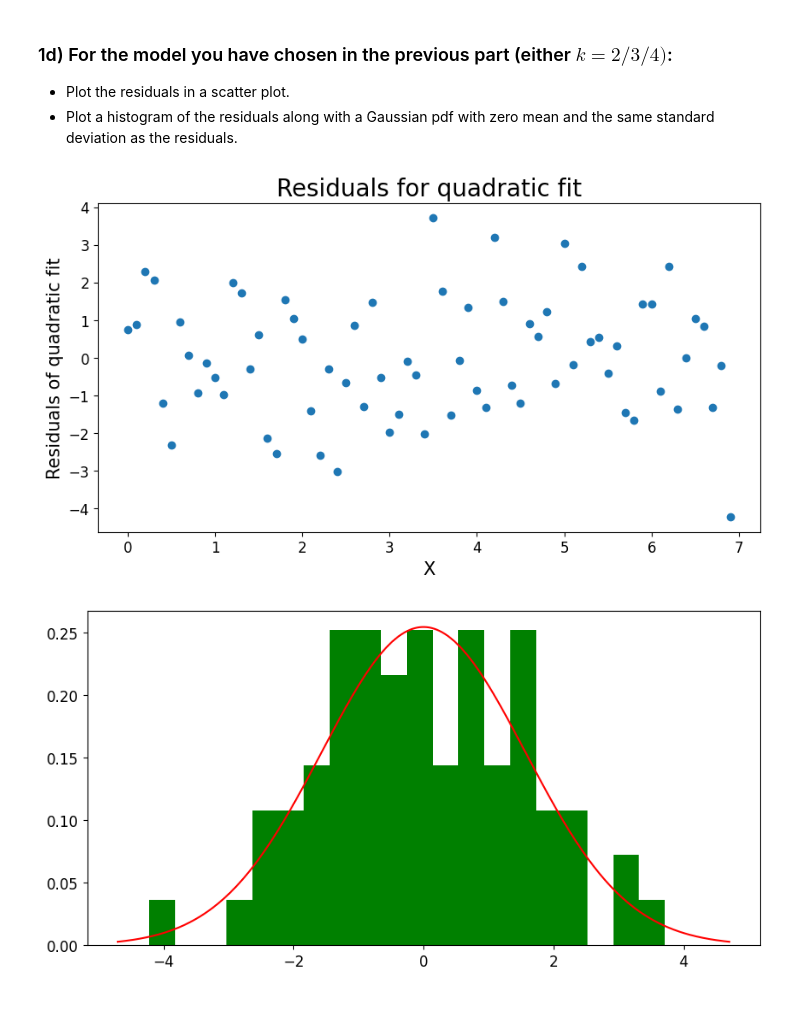
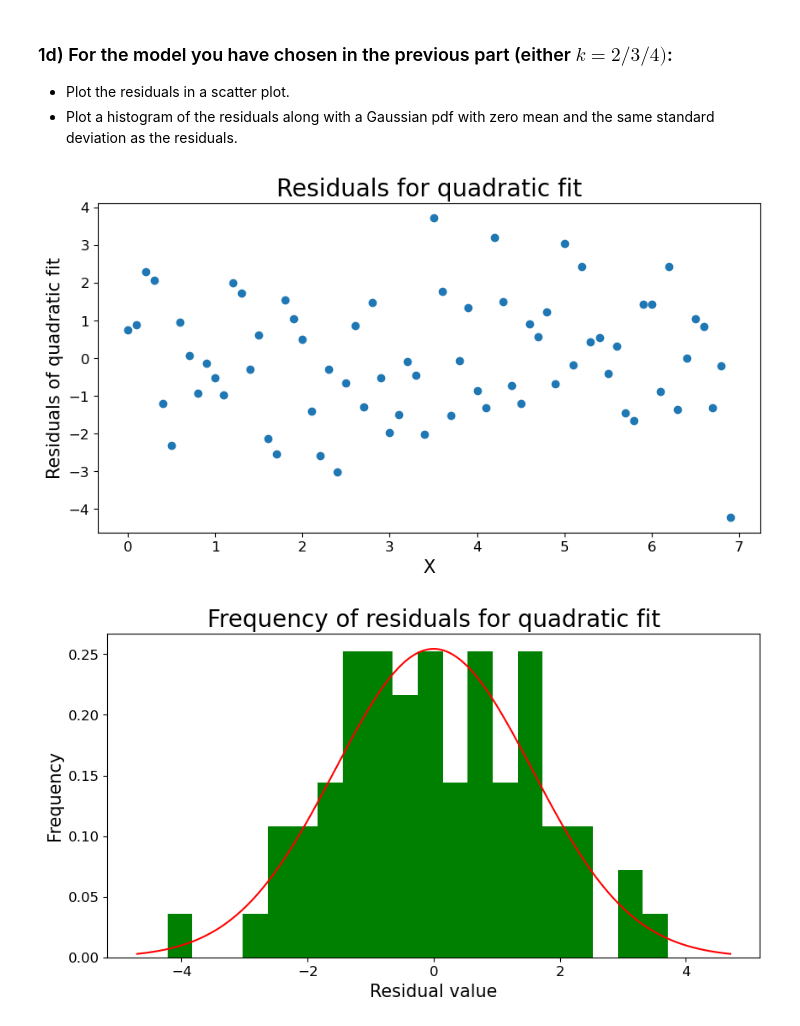
Before and after one commit to TK594/IB-Data-Science, a Jupyter notebook: Exercises/01 Exercise Notebook 1.ipynb, the cells around one changed output. Saved outputs shown, nothing was run; the diff lists cells and outputs as text; code cells hidden in the pictures.

```diff
--- a/Exercises/01 Exercise Notebook 1.ipynb
+++ b/Exercises/01 Exercise Notebook 1.ipynb
@@ -53,8 +53,19 @@ def polyreg(data_matrix, k):
 
     y = data_matrix[:,1]                 # vector of y values
 
-    # Solve least squares (do NOT reverse)
-    beta = np.linalg.lstsq(X, y, rcond=None)[0]
+
+    # Suppose X and y are numpy arrays
+    # X: shape (n, m), y: shape (n,)
+
+    # Normal equation: beta = (X^T X)^(-1) X^T y
+    XtX = X.T @ X
+    Xty = X.T @ y
+
+    # Inverse
+    XtX_inv = np.linalg.inv(XtX)
+
+    # Final beta
+    beta = XtX_inv @ Xty
 
     fit = X.dot(beta)                    # fitted values
     residuals = y - fit                  # residuals
@@ -136,6 +147,10 @@ plt.show()
 
 # Plot normed histogram of the residuals
 n, bins, patches = plt.hist(resid_quad, bins=20, density=True, facecolor='green');
+plt.rcParams['figure.figsize'] = [10, 5]
+plt.xlabel('Residual value')
+plt.ylabel('Frequency')
+plt.title('Frequency of residuals for quadratic fit')
 
 # Plot Gaussian pdf with same mean and variance as the residuals
 res_stdev = np.std(resid_quad)  #standard deviation of residuals
@@ -152,32 +167,40 @@ plt.title('Residuals of cubic fit')
 plt.scatter(x, resid_cube)
 plt.show()
 
 # Plot normed histogram of the residuals
 n, bins, patches = plt.hist(resid_cube, bins=20, density=True, facecolor='green');
+plt.rcParams['figure.figsize'] = [10, 5]
+plt.xlabel('Residual value')
+plt.ylabel('Frequency')
+plt.title('Frequency of residuals for cubic fit')
 
 # Plot Gaussian pdf with same mean and variance as the residuals
 res_stdev = np.std(resid_cube)  #standard deviation of residuals
 xvals = np.linspace(-3*res_stdev,3*res_stdev,1000)
 plt.plot(xvals, norm.pdf(xvals, loc=0, scale=res_stdev), 'r')
 plt.show()
 
 
 #Compute the residuals of quartic fits
 plt.rcParams['figure.figsize'] = [10, 5]
 plt.xlabel('X')
 plt.ylabel('Residuals of quartic fit')
 plt.title('Residuals of quartic fit')
 plt.scatter(x, resid_quart)
 plt.show()
 
 # Plot normed histogram of the residuals
 n, bins, patches = plt.hist(resid_quart, bins=20, density=True, facecolor='green');
+plt.rcParams['figure.figsize'] = [10, 5]
+plt.xlabel('Residual value')
+plt.ylabel('Frequency')
+plt.title('Frequency of residuals for quartic fit')
 
 # Plot Gaussian pdf with same mean and variance as the residuals
 res_stdev = np.std(resid_quart)  #standard deviation of residuals
 xvals = np.linspace(-3*res_stdev,3*res_stdev,1000)
 plt.plot(xvals, norm.pdf(xvals, loc=0, scale=res_stdev), 'r')
 plt.show()
 # %% [output]
-[figure, old version]
+[figure, new version]
-[figure, old version]
+[figure, new version]
```
Also changed, not shown: parts of 3 cells of this notebook.
